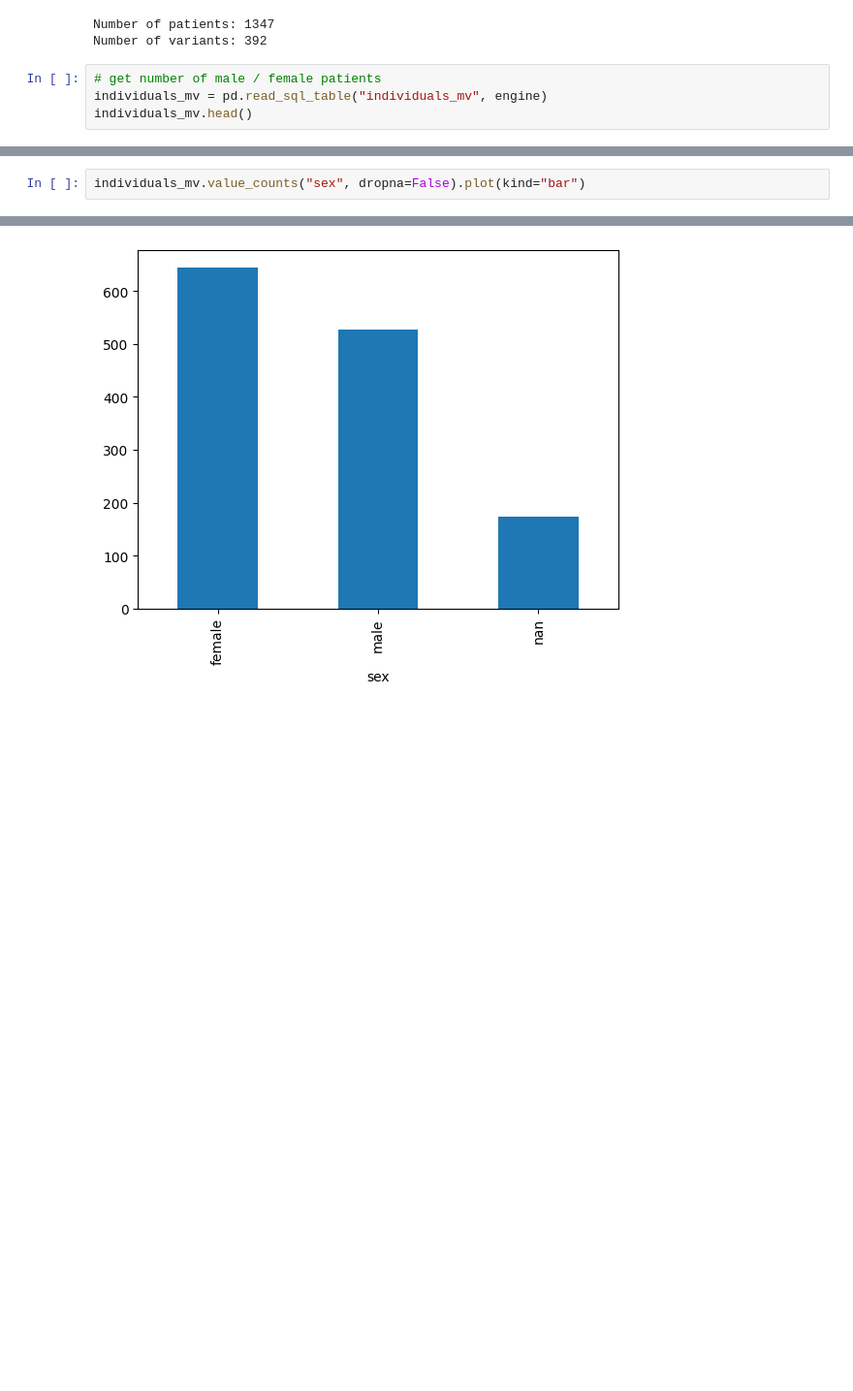
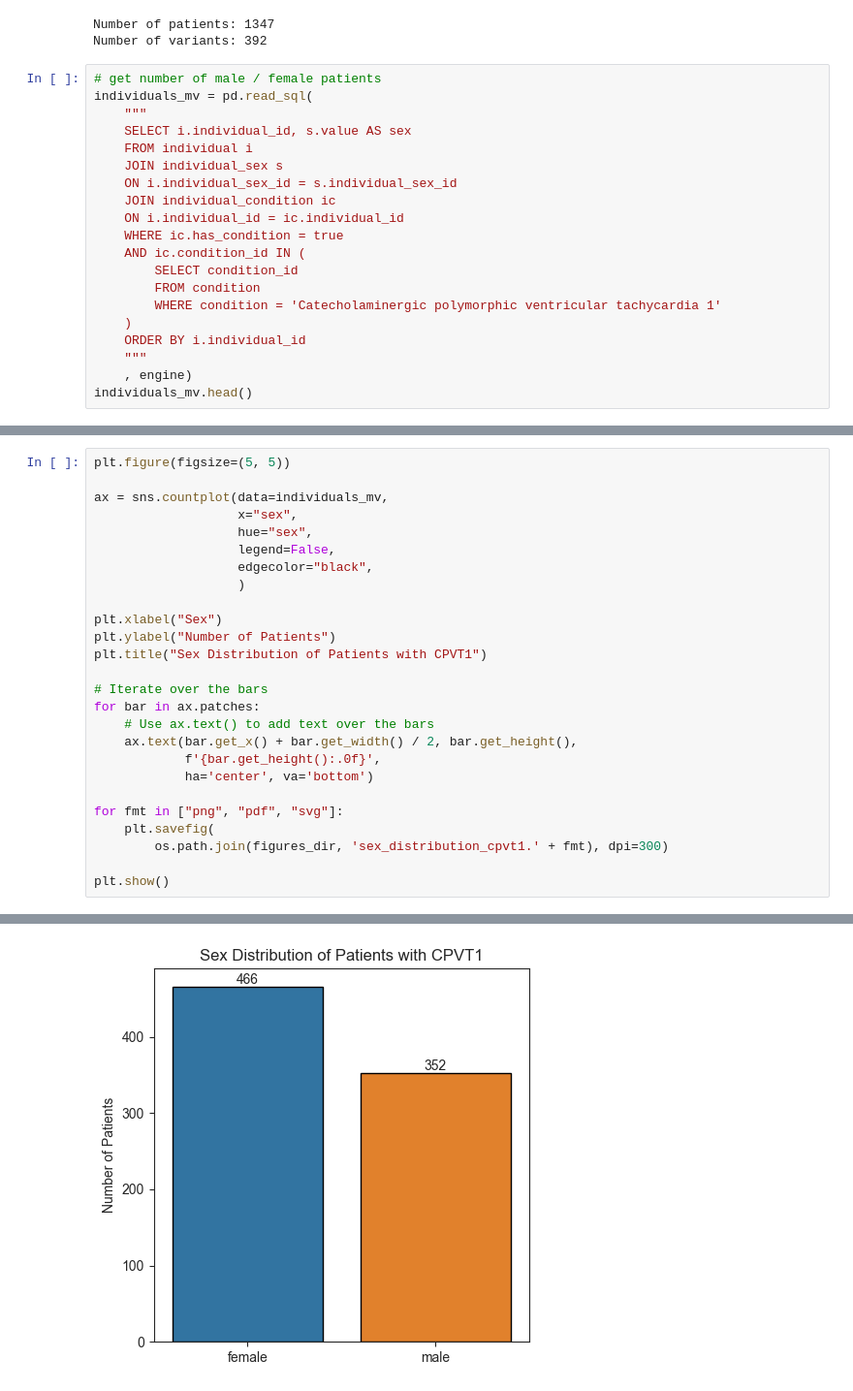
Before and after one commit to alexdaiii/cpvt_database_analysis, a Jupyter notebook: notebooks/analysis_2.ipynb, the cells around one changed output, grey strips where cells are left out. Shown: that part at 97% size. Cells and saved outputs as stored; diff of their text form; blank space fills up the shorter version.

Commit message:
added more graphs

```diff
--- a/notebooks/analysis_2.ipynb
+++ b/notebooks/analysis_2.ipynb
@@ -42,6 +75,22 @@ Number of patients: 1347
 Number of variants: 392
 # %%
 # get number of male / female patients
-individuals_mv = pd.read_sql_table("individuals_mv", engine)
+individuals_mv = pd.read_sql(
+    """
+    SELECT i.individual_id, s.value AS sex
+    FROM individual i
+    JOIN individual_sex s
+    ON i.individual_sex_id = s.individual_sex_id
+    JOIN individual_condition ic
+    ON i.individual_id = ic.individual_id
+    WHERE ic.has_condition = true
+    AND ic.condition_id IN (
+        SELECT condition_id
+        FROM condition
+        WHERE condition = 'Catecholaminergic polymorphic ventricular tachycardia 1'
+    )
+    ORDER BY i.individual_id
+    """
+    , engine)
 individuals_mv.head()
 # %% [output]
@@ -55,3 +103,27 @@ individuals_mv.head()
 # %%
-individuals_mv.value_counts("sex", dropna=False).plot(kind="bar")
+plt.figure(figsize=(5, 5))
+
+ax = sns.countplot(data=individuals_mv,
+                   x="sex",
+                   hue="sex",
+                   legend=False,
+                   edgecolor="black",
+                   )
+
+plt.xlabel("Sex")
+plt.ylabel("Number of Patients")
+plt.title("Sex Distribution of Patients with CPVT1")
+
+# Iterate over the bars
+for bar in ax.patches:
+    # Use ax.text() to add text over the bars
+    ax.text(bar.get_x() + bar.get_width() / 2, bar.get_height(),
+            f'{bar.get_height():.0f}',
+            ha='center', va='bottom')
+
+for fmt in ["png", "pdf", "svg"]:
+    plt.savefig(
+        os.path.join(figures_dir, 'sex_distribution_cpvt1.' + fmt), dpi=300)
+
+plt.show()
 # %% [output]
@@ -59 +130 @@ individuals_mv.value_counts("sex", dropna=False).plot(kind="bar")
-[figure, old version]
+[figure, new version]
```
Also changed, not shown: parts of 29 cells of this notebook, 5 other files.
